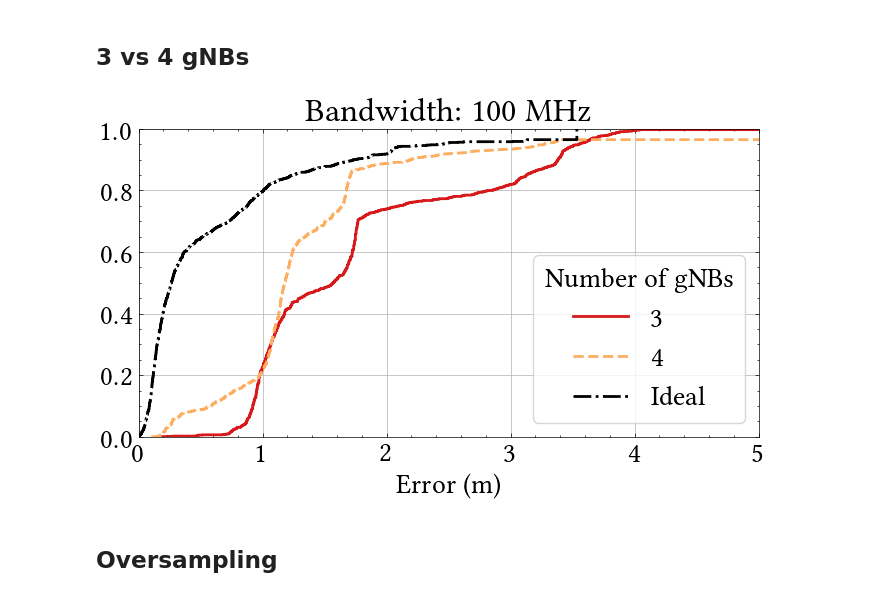
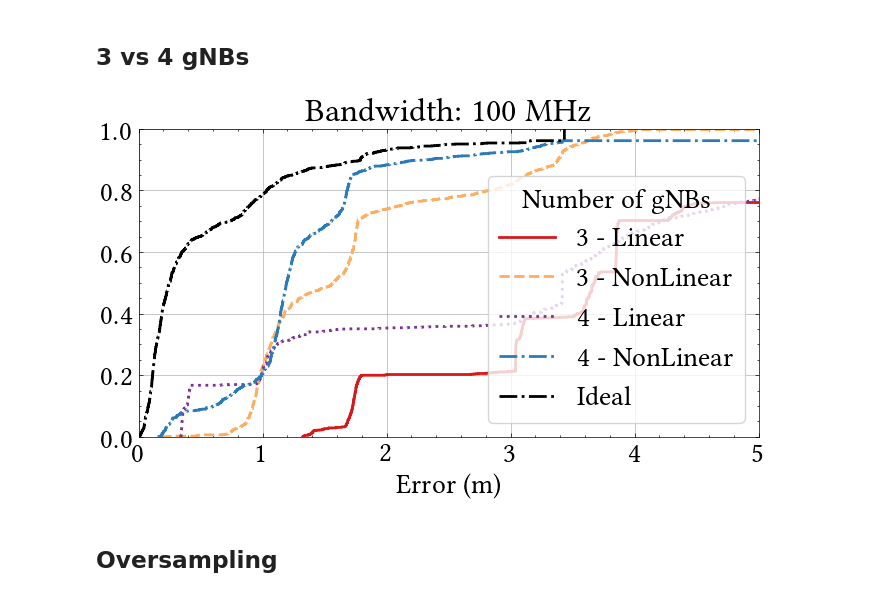
Before and after one commit to yagoliz/5glocalization, a Jupyter notebook: notebooks/ext-05-pictures.ipynb, the cells around one changed output. Cells and saved outputs as stored; diff of their text form; code cells hidden in the pictures.

```diff
--- a/notebooks/ext-05-pictures.ipynb
+++ b/notebooks/ext-05-pictures.ipynb
@@ -52,6 +52,7 @@ with open(f'comnets_data/results/experiments/4_{frequency_mhz}mhz_window_50_s_1.
         data_no_offset = pickle.load(p)
 # %%
 eelin = np.array([])
+eemod = np.array([])
 eenli = np.array([])
 eidea = np.array([])
 
@@ -60,18 +61,22 @@ for i in range(UEs.shape[0]):
         continue
     ue = UEs[i]
     lin = data_no_offset[f'P{i}','linear']
+    mod = data_no_offset[f'P{i}','linmod']
     nli = data_no_offset[f'P{i}','nonlin'][:,0:2]
     ied = nli - (np.mean(nli,axis=0) - ue)
 
     elin = np.linalg.norm(ue-lin,axis=1)
+    emod = np.linalg.norm(ue-mod,axis=1)
     enli = np.linalg.norm(ue-nli,axis=1)
     eide = np.linalg.norm(ue-ied,axis=1)
 
     eelin = np.append(eelin, elin)
+    eemod = np.append(eemod, emod)
     eenli = np.append(eenli, enli)
     eidea = np.append(eidea, eide)
 
 eelin = eelin[eelin < 1000]
+eemod = eemod[eemod < 1000]
 eenli = eenli[eenli < 1000]
 # %%
 with plt.style.context(['science','acm']):
@@ -80,6 +85,7 @@ with plt.style.context(['science','acm']):
     f, ax = plt.subplots(figsize=(8,4))
 
     ax.ecdf(eelin, linewidth=2.0)
+    ax.ecdf(eemod, linewidth=2.0)
     ax.ecdf(eenli, linewidth=2.0)
     ax.ecdf(eidea, linewidth=2.0, color='black', linestyle='-.')
 
@@ -88,8 +94,8 @@ with plt.style.context(['science','acm']):
 
     ax.set_title(f'4 gNBs - Bandwidth: {frequency_mhz} MHz')
     ax.set_xlabel('Error (m)')
-    ax.legend(['Linear', 'Non-Linear/Brute-Force', 'Ideal'], frameon=True)
+    ax.legend(['Linear', 'Algebraic', 'Non-Linear/Brute-Force', 'Ideal'], frameon=True)
 
-    plt.savefig('../pics/comnets/linvsnon.pdf', format="pdf", bbox_inches='tight', dpi=200)
+    # plt.savefig('../pics/comnets/linvsnon.pdf', format="pdf", bbox_inches='tight', dpi=200)
     plt.show()
 # %% [output]
@@ -223,43 +229,54 @@ with open(f'comnets_data/results/experiments/3_{frequency_mhz}mhz_window_50_s_1.
     data_3 = pickle.load(p)
 # %%
 e3 = np.array([])
+e3l = np.array([])
 e4 = np.array([])
+e4l = np.array([])
 eidea = np.array([])
 
 for i in range(UEs.shape[0]):
     ue = UEs[i]
     n3 = data_3[f'P{i}','nonlin'][:,0:2]
+    n3l = data_3[f'P{i}','linear']
     n4 = data_4[f'P{i}','nonlin'][:,0:2]
+    n4l = data_4[f'P{i}','linear']
     ied = n4 - (np.mean(n4,axis=0) - ue)
 
     en3 = np.linalg.norm(ue-n3,axis=1)
+    en3l = np.linalg.norm(ue-n3l,axis=1)
     en4 = np.linalg.norm(ue-n4,axis=1)
+    en4l = np.linalg.norm(ue-n4l,axis=1)
     eide = np.linalg.norm(ue-ied,axis=1)
 
     e3 = np.append(e3, en3)
+    e3l = np.append(e3l, en3l)
     e4 = np.append(e4, en4)
+    e4l = np.append(e4l,en4l)
     eidea = np.append(eidea, eide)
 # %%
 with plt.style.context(['science','acm']):
     plt.rcParams.update({'figure.dpi': '100'})
     plt.rcParams.update({'font.size': 20})
     f, ax = plt.subplots(figsize=(8,4))
 
-    ax.ecdf(e3, linewidth=2.0, label='3')
-    ax.ecdf(e4, linewidth=2.0, label='4')
+    ax.ecdf(e3l, linewidth=2.0, label='3 - Linear')
+    ax.ecdf(e3, linewidth=2.0, label='3 - NonLinear')
+
+    ax.ecdf(e4l, linewidth=2.0, label='4 - Linear')
+    ax.ecdf(e4, linewidth=2.0, label='4 - NonLinear')
     ax.ecdf(eidea, linewidth=2.0, label='Ideal', color='black', linestyle='-.')
 
     ax.set_xlim([0,5])
     ax.grid()
 
     ax.set_title(f'Bandwidth: {frequency_mhz} MHz')
     ax.set_xlabel('Error (m)')
     ax.legend(title='Number of gNBs', frameon=True, loc='lower right')
 
     plt.savefig('../pics/comnets/gnb3vs4.pdf', format="pdf", bbox_inches='tight', dpi=200)
     plt.show()
 # %% [output]
-[figure, old version]
+[figure, new version]
 # %% [markdown]
 ## Oversampling
 # %%
```
Also changed, not shown: parts of 1 cell of this notebook, 28 other files.
